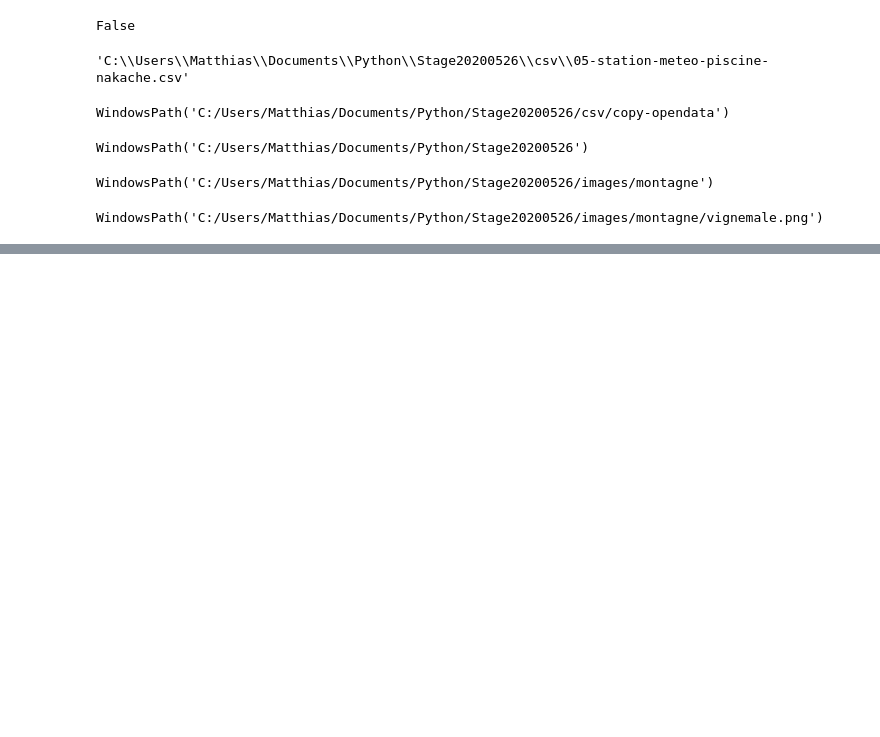
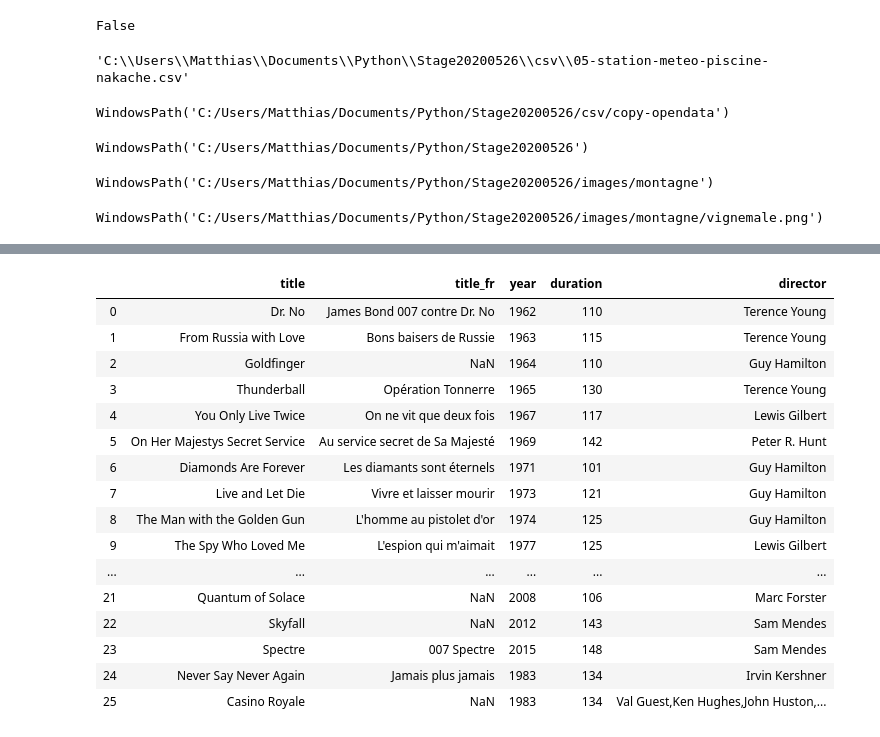
Before and after one commit to matthcol/python-20200526, a Jupyter notebook: Fichiers.ipynb, the cells around one changed output, grey strips where cells are left out. Cells and saved outputs as stored; diff of their text form; code cells hidden in the pictures; blank space fills up the shorter version.

```diff
--- a/Fichiers.ipynb
+++ b/Fichiers.ipynb
@@ -414,0 +704,21 @@ WindowsPath('C:/Users/Matthias/Documents/Python/Stage20200526/images/montagne/vi
+# %%
+data = pd.read_csv('csv/movies/data_007_movie.csv', encoding='UTF-8', sep=';')
+data
+# %% [output]
+|  | title | title_fr | year | duration | director |
+| 0 | Dr. No | James Bond 007 contre Dr. No | 1962 | 110 | Terence Young |
+| 1 | From Russia with Love | Bons baisers de Russie | 1963 | 115 | Terence Young |
+| 2 | Goldfinger | NaN | 1964 | 110 | Guy Hamilton |
+| 3 | Thunderball | Opération Tonnerre | 1965 | 130 | Terence Young |
+| 4 | You Only Live Twice | On ne vit que deux fois | 1967 | 117 | Lewis Gilbert |
+| 5 | On Her Majestys Secret Service | Au service secret de Sa Majesté | 1969 | 142 | Peter R. Hunt |
+| 6 | Diamonds Are Forever | Les diamants sont éternels | 1971 | 101 | Guy Hamilton |
+| 7 | Live and Let Die | Vivre et laisser mourir | 1973 | 121 | Guy Hamilton |
+| 8 | The Man with the Golden Gun | L'homme au pistolet d'or | 1974 | 125 | Guy Hamilton |
+| 9 | The Spy Who Loved Me | L'espion qui m'aimait | 1977 | 125 | Lewis Gilbert |
+| ... | ... | ... | ... | ... | ... |
+| 21 | Quantum of Solace | NaN | 2008 | 106 | Marc Forster |
+| 22 | Skyfall | NaN | 2012 | 143 | Sam Mendes |
+| 23 | Spectre | 007 Spectre | 2015 | 148 | Sam Mendes |
+| 24 | Never Say Never Again | Jamais plus jamais | 1983 | 134 | Irvin Kershner |
+| 25 | Casino Royale | NaN | 1983 | 134 | Val Guest,Ken Hughes,John Huston,... |
```
Also changed, not shown: parts of 36 cells of this notebook.
